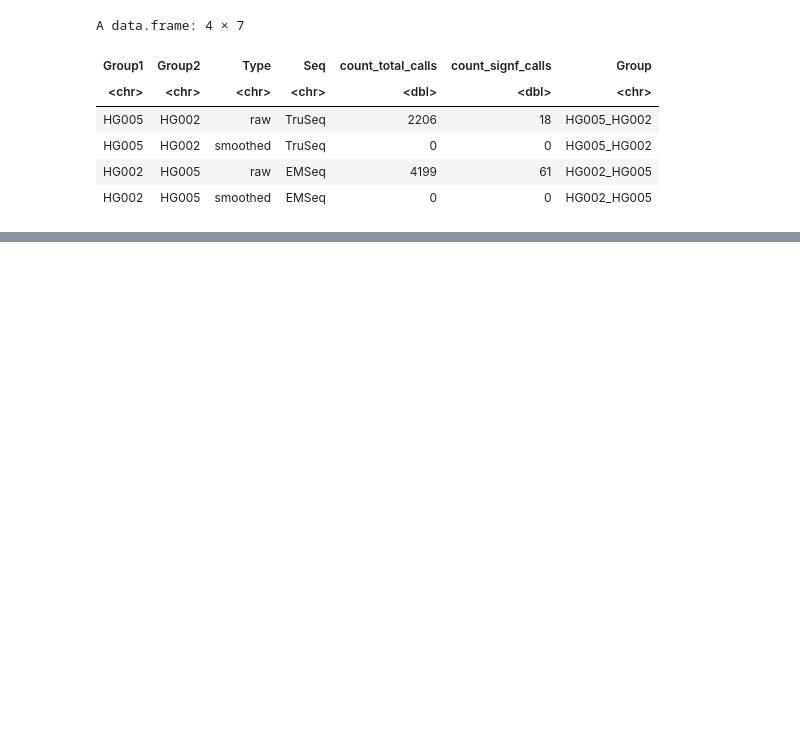
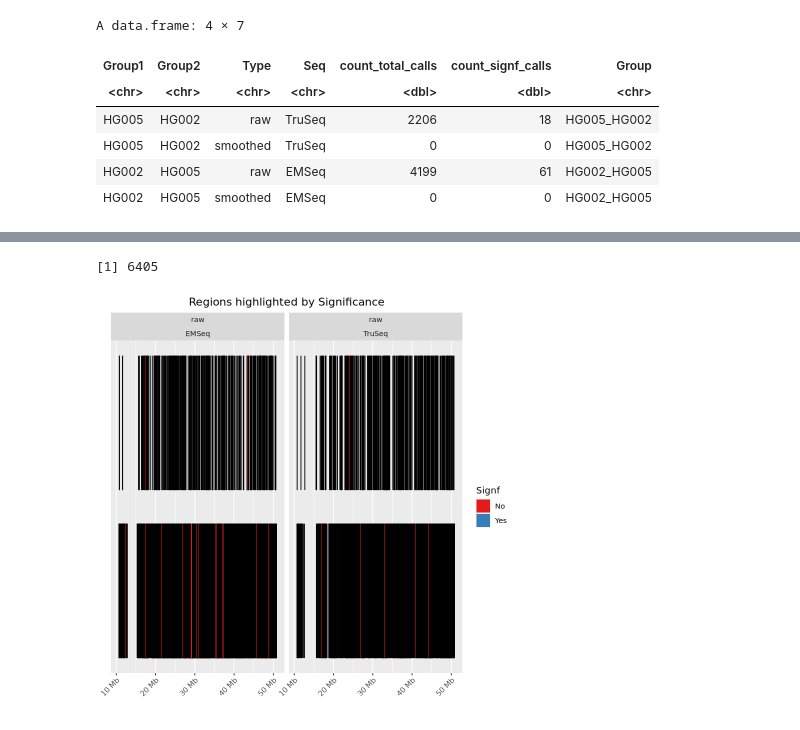
Before and after one commit to collaborativebioinformatics/MethSmoothEval, a Jupyter notebook: analyses/SR_DMR_Metilene.ipynb, the cells around one changed output, grey strips where cells are left out. Saved outputs shown, nothing was run; the diff lists cells and outputs as text; code cells hidden in the pictures; blank space fills up the shorter version.

Commit message:
unclean plot

```diff
--- a/analyses/SR_DMR_Metilene.ipynb
+++ b/analyses/SR_DMR_Metilene.ipynb
@@ -102,0 +153,57 @@ agg_record_939368229
+# %%
+# Filtering for DMR files with data
+metilene_out2 <- lapply(metilene_out1, function(file1) {
+  size1 <- file.info(file1)$size
+  if (size1 != 0) {
+    file1
+  }
+})
+metilene_out2 <- metilene_out2[!sapply(metilene_out2, is.null)]
+
+# Combining data
+df_all_calls <- lapply(metilene_out2, function(file1) {
+
+  size1 <- file.info(file1)$size
+  if (size1 == 0) {
+    next
+  }
+  df1 <- read.table(file1, header = FALSE)
+
+  # Extract metadata from filename
+  df1$Group1 <- sub("__.*", "", basename(file1))
+  df1$Group1 <- sub(".*_HG", "HG", df1$Group1)
+  df1$Group1 <- sub("_.*", "", df1$Group1)
+  df1$Group2 <- sub("\\..*", "", sub(".*__", "", basename(file1)))
+  df1$Group2 <- sub(".*_HG", "HG", df1$Group2)
+  df1$Group2 <- sub("_.*", "", df1$Group2)
+  df1$Type <- sub(".*\\.", "", sub(".sr.metilene.out.tsv", "", basename(file1)))
+  df1$Seq <- sub(".*_", "", sub("_HG00[0-9].*", "", basename(file1)))
+
+  return(df1)
+})
+
+#
+df_all_calls <- do.call(rbind, df_all_calls)
+df_all_calls <- df_all_calls |>
+  dplyr::mutate(Group = paste(Group1, Group2, sep = "_"),
+                Signf = case_when(V4<=0.1 ~ "Yes", TRUE ~ "No"))
+nrow(df_all_calls)
+
+#
+gr <- GRanges(
+  seqnames = df_all_calls$V1,
+  ranges = IRanges(start = df_all_calls$V2, end = df_all_calls$V3),
+  Signf = df_all_calls$Signf, Group1 = df_all_calls$Group1, Group2 = df_all_calls$Group2,
+  Groupall = df_all_calls$Group, Seq = df_all_calls$Seq, Type = df_all_calls$Type
+)
+
+# Plot using ggbio
+ggbio::autoplot(gr, aes(fill = Signf)) +
+  scale_fill_manual(values = brewer.pal(3, "Set1")) +
+  facet_wrap(Type ~ Seq) +
+  ggtitle("Regions highlighted by Significance") +
+  theme(axis.text.x = element_text(angle = 45, hjust = 1),
+       plot.title = element_text(hjust = 0.5))
+# %% [output]
+[1] 6405
+[figure, added]
```
Also changed, not shown: parts of 5 cells of this notebook.
